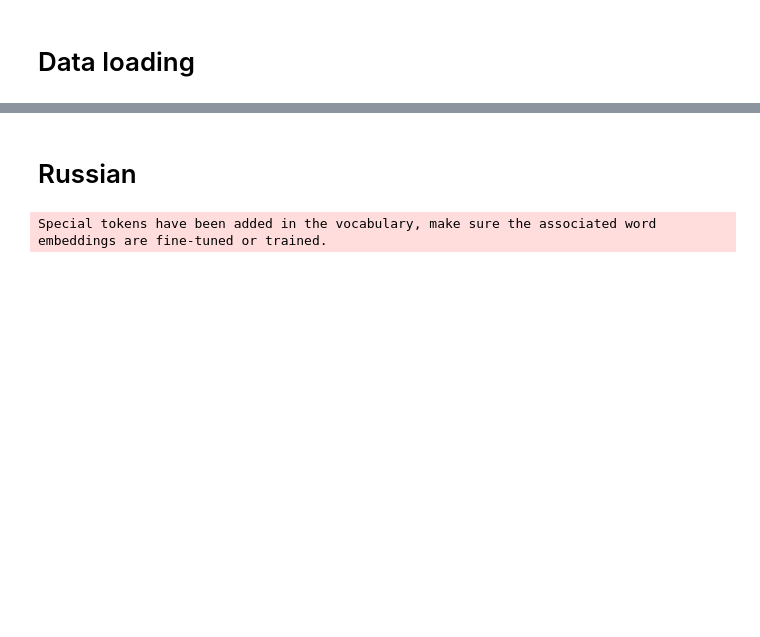
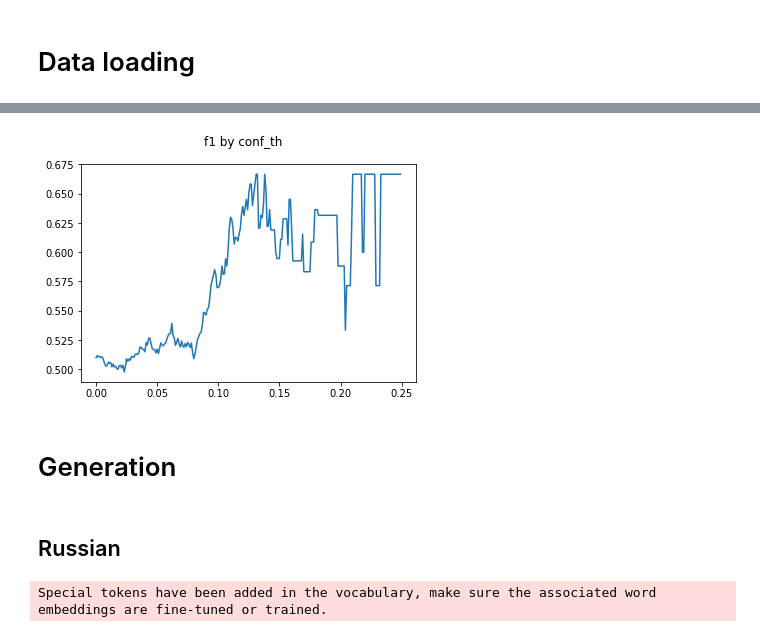
Before and after one commit to IlyaGusev/HeadlineCause, a Jupyter notebook: notebooks/HeadlineCauseGPT.ipynb, the cells around one changed output, grey strips where cells are left out. Saved outputs shown, nothing was run; the diff lists cells and outputs as text; code cells hidden in the pictures; blank space fills up the shorter version.

```diff
--- a/notebooks/HeadlineCauseGPT.ipynb
+++ b/notebooks/HeadlineCauseGPT.ipynb
@@ -104,3 +237,33 @@ set_random_seed(1337)
+# %%
+from transformers import GPTNeoForCausalLM, GPT2LMHeadModel, AutoTokenizer, AutoModelForCausalLM
+
+# model_name = "gpt2"
+model_name = "EleutherAI/gpt-neo-125M"
+en_model = AutoModelForCausalLM.from_pretrained(model_name).to("cuda")
+en_tokenizer = AutoTokenizer.from_pretrained(model_name)
+# %%
+en_labels, en_preds = calc_predictions(en_model, en_tokenizer, "en/final.jsonl")
+# %%
+import matplotlib.pyplot as plt
+from sklearn.metrics import f1_score
+
+xs = []
+ys = []
+for th_idx in range(250):
+    th = th_idx / 1000.0
+    mask = np.array([abs(conf - 1.0) > th for conf in en_preds])
+    y_true = np.array(en_labels)[mask]
+    y_pred = np.array([int(p > 1.0) for p in en_preds])[mask]
+    xs.append(th)
+    ys.append(f1_score(y_true, y_pred))
+
+plt.plot(xs, ys)
+plt.suptitle('f1 by conf_th')
+plt.show()
+# %% [output]
+[figure, added]
+# %% [markdown]
+# Generation
 # %%
 import torch
 from torch.utils.data import Dataset
@@ -132,7 +298,7 @@ class LineByLineTextDataset(Dataset):
         output = self.embed_record(record)
         return output
 # %% [markdown]
-# Russian
+## Russian
 # %%
 from transformers import AutoModelForCausalLM, AutoTokenizer
 
```
Also changed, not shown: parts of 21 cells of this notebook.
